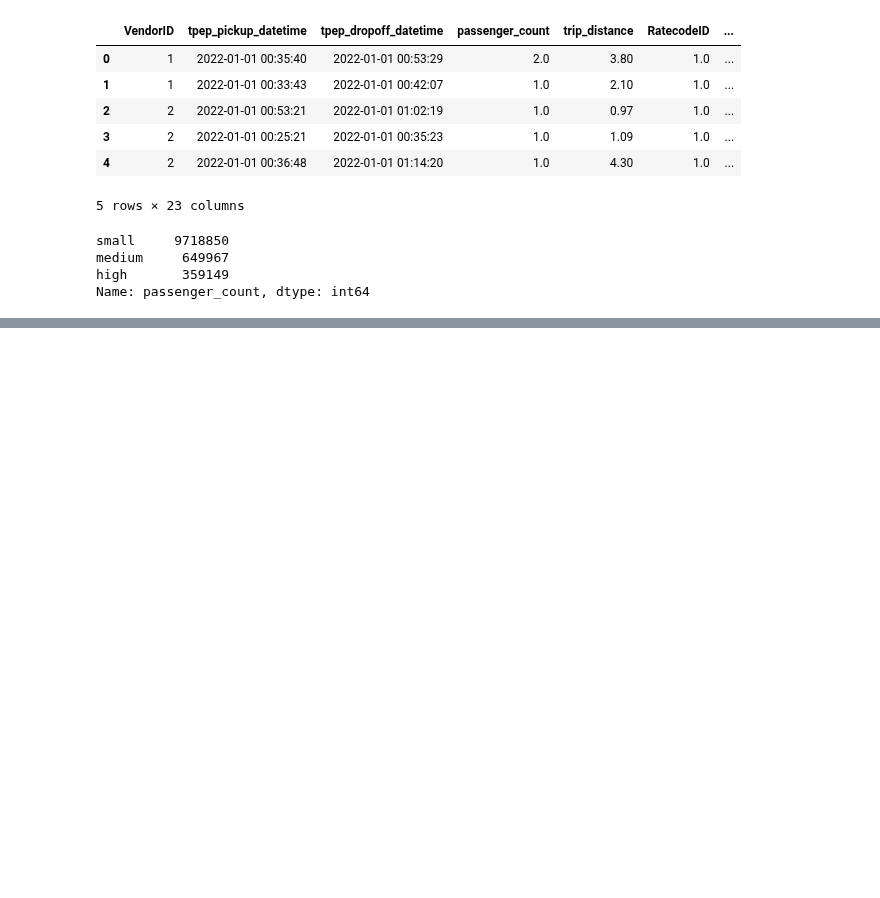
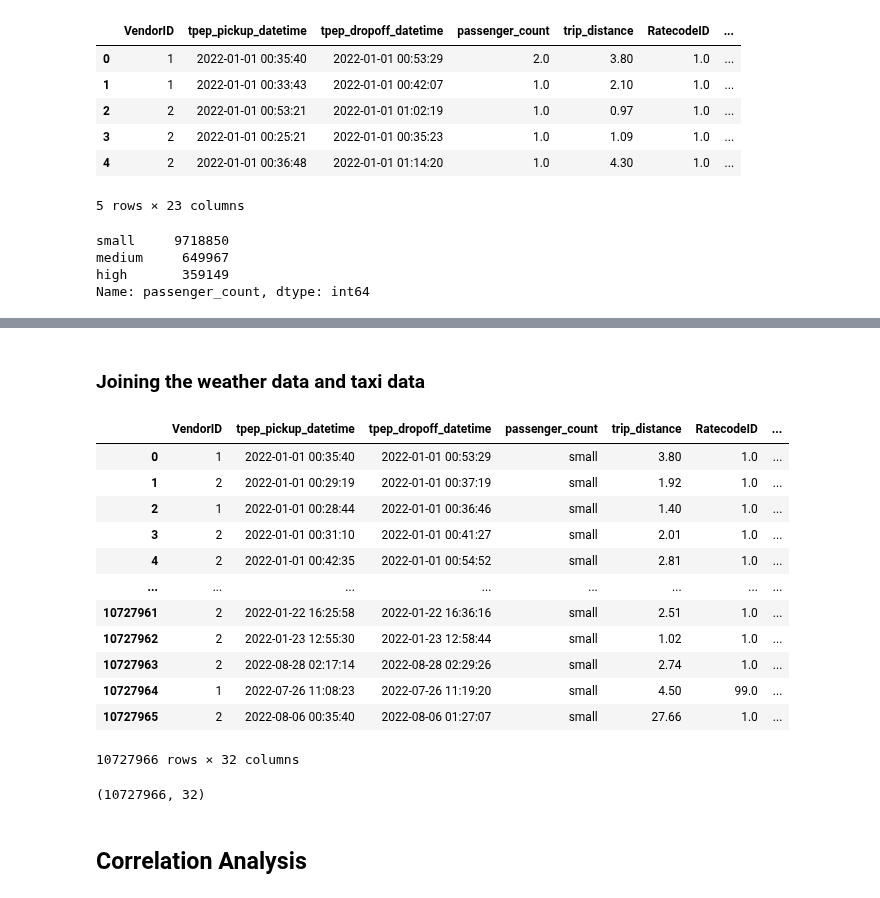
Before and after one commit to Deepti1206/NYC_Taxi_Analysis_ETL, a Jupyter notebook: NYC_Taxi_Analysis_Project.ipynb, the cells around one changed output, grey strips where cells are left out. Drawn from its saved outputs; the diff is of its cells as text; code cells hidden in the pictures; blank space fills up the shorter version.

```diff
--- a/NYC_Taxi_Analysis_Project.ipynb
+++ b/NYC_Taxi_Analysis_Project.ipynb
@@ -297,0 +460,2 @@ Name: passenger_count, dtype: int64
+# %% [markdown]
+### Joining the weather data and taxi data
@@ -297,0 +478,16 @@ Name: passenger_count, dtype: int64
+# %%
+data
+# %% [output]
+|  | VendorID | tpep_pickup_datetime | tpep_dropoff_datetime | passenger_count | trip_distance | RatecodeID | ... |
+| 0 | 1 | 2022-01-01 00:35:40 | 2022-01-01 00:53:29 | small | 3.80 | 1.0 | ... |
+| 1 | 2 | 2022-01-01 00:29:19 | 2022-01-01 00:37:19 | small | 1.92 | 1.0 | ... |
+| 2 | 1 | 2022-01-01 00:28:44 | 2022-01-01 00:36:46 | small | 1.40 | 1.0 | ... |
+| 3 | 2 | 2022-01-01 00:31:10 | 2022-01-01 00:41:27 | small | 2.01 | 1.0 | ... |
+| 4 | 2 | 2022-01-01 00:42:35 | 2022-01-01 00:54:52 | small | 2.81 | 1.0 | ... |
+| ... | ... | ... | ... | ... | ... | ... | ... |
+| 10727961 | 2 | 2022-01-22 16:25:58 | 2022-01-22 16:36:16 | small | 2.51 | 1.0 | ... |
+| 10727962 | 2 | 2022-01-23 12:55:30 | 2022-01-23 12:58:44 | small | 1.02 | 1.0 | ... |
+| 10727963 | 2 | 2022-08-28 02:17:14 | 2022-08-28 02:29:26 | small | 2.74 | 1.0 | ... |
+| 10727964 | 1 | 2022-07-26 11:08:23 | 2022-07-26 11:19:20 | small | 4.50 | 99.0 | ... |
+| 10727965 | 2 | 2022-08-06 00:35:40 | 2022-08-06 01:27:07 | small | 27.66 | 1.0 | ... |
+10727966 rows × 32 columns
@@ -297,0 +497,6 @@ Name: passenger_count, dtype: int64
+# %%
+data.shape
+# %% [output]
+(10727966, 32)
+# %% [markdown]
+## Correlation Analysis
```
Also changed, not shown: parts of 66 cells of this notebook.
